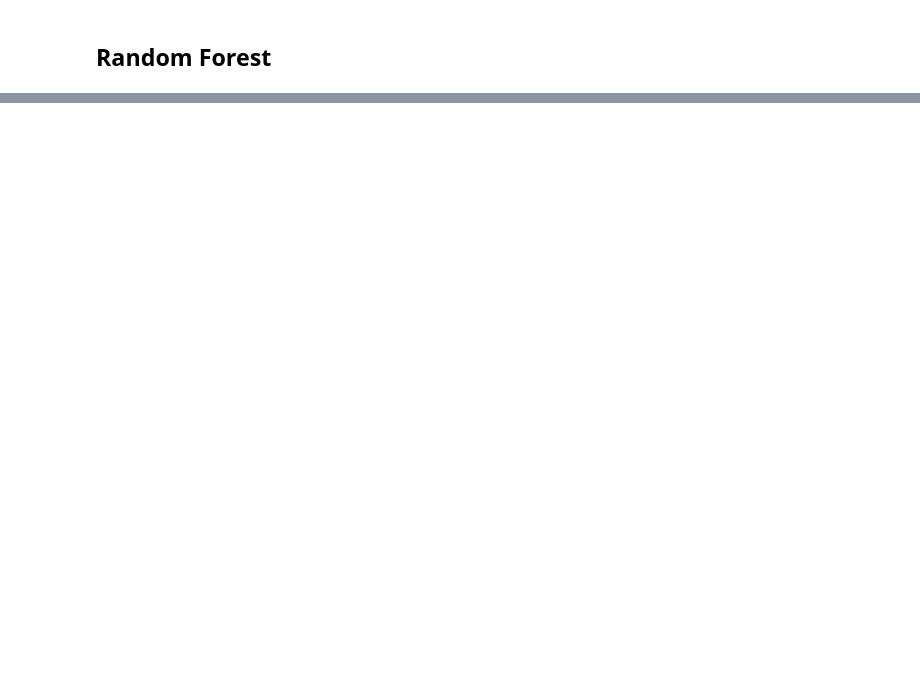
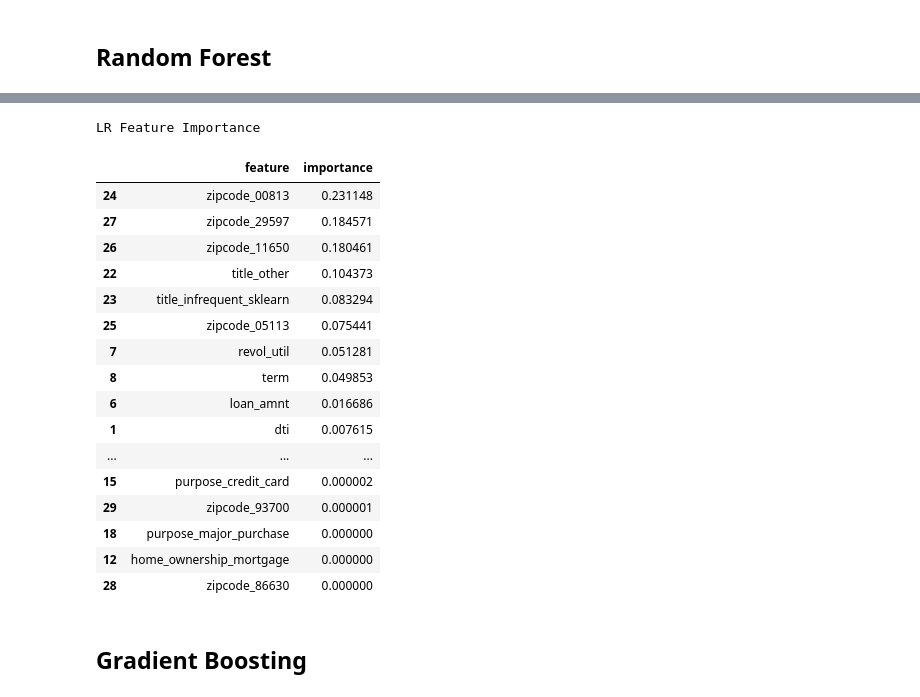
Before and after one commit to jyothisable/Credit-Default-Risk-Prediction-Model, a Jupyter notebook: model_prototyping.ipynb, the cells around one changed output, grey strips where cells are left out. Drawn from its saved outputs; the diff is of its cells as text; code cells hidden in the pictures; blank space fills up the shorter version.

```diff
--- a/model_prototyping.ipynb
+++ b/model_prototyping.ipynb
@@ -553,0 +668,30 @@ Best threshold = 0.65 with f1 score = 0.65
+# %%
+# Feature Importance
+feature_columns = selected_FE_with_FS.transform(X_test).columns
+feature_importance_df = pd.DataFrame({
+    'feature': feature_columns,
+    'importance': RF_best_model['base_model'].feature_importances_
+}).sort_values('importance', ascending=False, key=abs)
+
+feature_importance_df.style.set_table_styles(table_styles['cerulean_palette']).set_caption("LR Feature Importance")
+# %% [output]
+LR Feature Importance
+|  | feature | importance |
+| 24 | zipcode_00813 | 0.231148 |
+| 27 | zipcode_29597 | 0.184571 |
+| 26 | zipcode_11650 | 0.180461 |
+| 22 | title_other | 0.104373 |
+| 23 | title_infrequent_sklearn | 0.083294 |
+| 25 | zipcode_05113 | 0.075441 |
+| 7 | revol_util | 0.051281 |
+| 8 | term | 0.049853 |
+| 6 | loan_amnt | 0.016686 |
+| 1 | dti | 0.007615 |
+| ... | ... | ... |
+| 15 | purpose_credit_card | 0.000002 |
+| 29 | zipcode_93700 | 0.000001 |
+| 18 | purpose_major_purchase | 0.000000 |
+| 12 | home_ownership_mortgage | 0.000000 |
+| 28 | zipcode_86630 | 0.000000 |
+# %% [markdown]
+## Gradient Boosting
```
Also changed, not shown: parts of 14 cells of this notebook, 1 other file.
